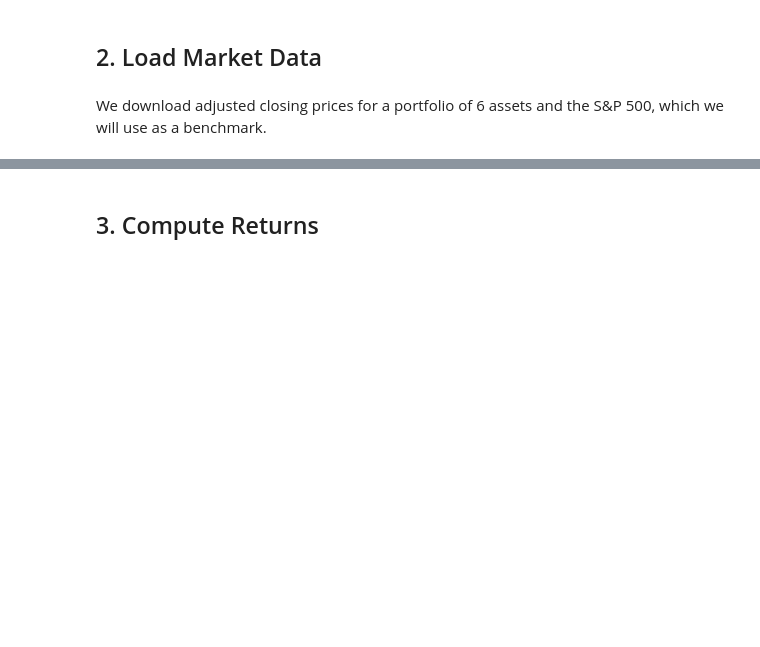
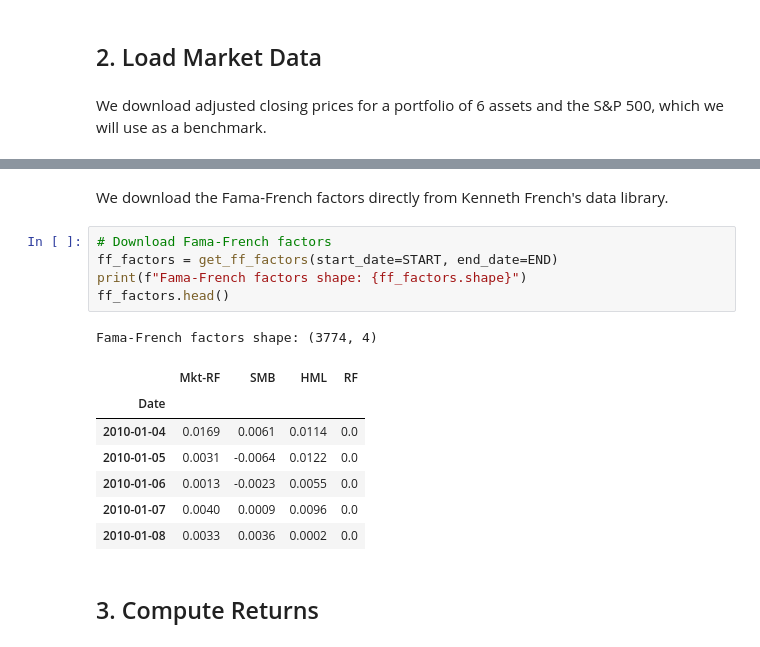
Before and after one commit to mikehv03/finportfolio, a Jupyter notebook: notebooks/tutorial.ipynb, the cells around one changed output, grey strips where cells are left out. Cells and saved outputs as stored; diff of their text form; blank space fills up the shorter version.

```diff
--- a/notebooks/tutorial.ipynb
+++ b/notebooks/tutorial.ipynb
@@ -63,3 +63,19 @@ Portfolio prices shape: (3773, 6)
+# %% [markdown]
+We download the Fama-French factors directly from Kenneth French's data library.
+# %%
+# Download Fama-French factors
+ff_factors = get_ff_factors(start_date=START, end_date=END)
+print(f"Fama-French factors shape: {ff_factors.shape}")
+ff_factors.head()
+# %% [output]
+Fama-French factors shape: (3774, 4)
+|  | Mkt-RF | SMB | HML | RF |
+| Date |  |  |  |  |
+| 2010-01-04 | 0.0169 | 0.0061 | 0.0114 | 0.0 |
+| 2010-01-05 | 0.0031 | -0.0064 | 0.0122 | 0.0 |
+| 2010-01-06 | 0.0013 | -0.0023 | 0.0055 | 0.0 |
+| 2010-01-07 | 0.0040 | 0.0009 | 0.0096 | 0.0 |
+| 2010-01-08 | 0.0033 | 0.0036 | 0.0002 | 0.0 |
 # %% [markdown]
 ## 3. Compute Returns
 # %% [markdown]
```
Also changed, not shown: parts of 9 cells of this notebook, 1 other file.
